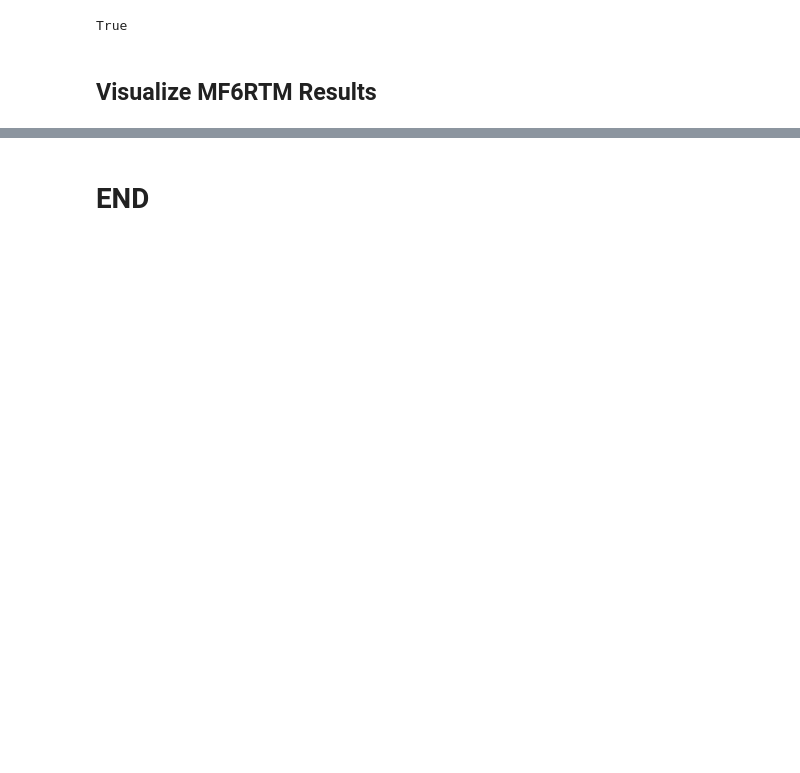
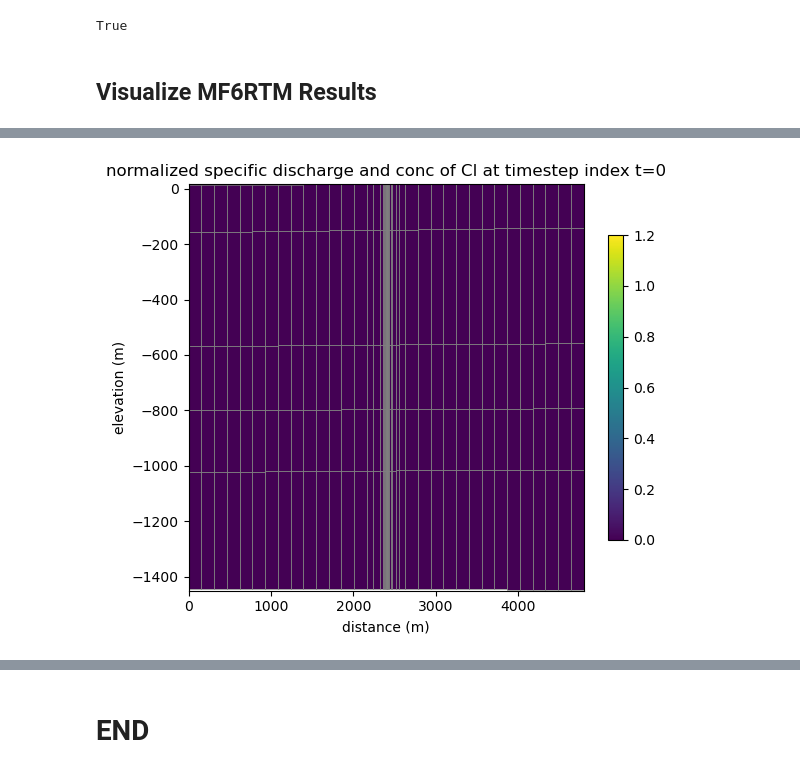
Before and after one commit to LimnoTech/mf6rtm-asr-example, a Jupyter notebook: sims/sim01-ex11/ex11_setup.ipynb, the cells around one changed output, grey strips where cells are left out. Drawn from its saved outputs; the diff is of its cells as text; code cells hidden in the pictures; blank space fills up the shorter version.

```diff
--- a/sims/sim01-ex11/ex11_setup.ipynb
+++ b/sims/sim01-ex11/ex11_setup.ipynb
@@ -1638,0 +1388,93 @@ sout_df[(sout_df.cell == cell_num)].plot(y=['Na', 'K'], logy=False)
+# %%
+
+################################################################################
+### Plot cross section (xsect) of concentration of MF6RTM with rxn results
+################################################################################
+
+# OPTIONS #
+plot_bcs = False # if True, plots boundary conditions for wel and chd package
+normalize = True # if True, specific discharge is normalized and only shows direction
+plot_spdis = False # if True, plots specific discharge on cross section
+# component_name_l = ['H', 'O', 'Charge', 'Ca', 'Cl', 'K', 'N', 'Na']
+s = 4  # solute index for Ca
+t_l = [0, 1,10,20, 30, 40, 50, 60, 80, -1]  # list of timestep index (NOT actual time/days)
+# OPTIONS #
+
+# to plot a cross section with disv, you have to make a line to plot along
+line = np.array([(694298, 1025435), (6999092, 1025435)]) # goes through wel cellID 496
+# creates a plot showing where the line is on the grid to make the cross section plot
+fig = plt.figure(num=f,figsize=(6, 4))
+ax = fig.add_subplot(1, 1, 1, aspect="auto")
+ax.set_title("Vertex Model Grid (DISV) with cross sectional line")
+# use PlotMapView to plot a DISV (vertex) model
+mapview = flopy.plot.PlotMapView(gwf, layer=1)  # ,extent=(0,0.08,0,1.))
+if plot_bcs == True:
+    mapview.plot_bc("WEL-1")
+    mapview.plot_bc("CHD-1")
+linecollection = mapview.plot_grid()
+# plot the line over the model grid
+lc = plt.plot(line.T[0], line.T[1], "r--", lw=0.8)
+plt.show()
+f = f + 1
+
+# creates a cross section along the line specified above for each timestep in t_l
+# reads concentration data from modflow6 output files for MF6RTM simulation
+sim = flopy.mf6.MFSimulation.load(
+    sim_ws=sim_ws,
+    exe_name=mf6_exe,
+    verbosity_level=0,
+)
+conc = utils.get_concentrations(sim, component_name_l)
+times_c = utils.get_times_c(sim, component_name_l)
+
+if normalize == True:
+    scale = 50
+else:
+    scale = 100
+for t in t_l:
+    qx, qy, qz = flopy.utils.postprocessing.get_specific_discharge(
+        spdis[t], gwf, head=head[t]
+    )
+    fig = plt.figure(num = f,figsize=(6, 5))
+    ax = fig.add_subplot(1, 1, 1)
+    if normalize == True:
+        ax.set_title(
+            "normalized specific discharge and conc of "
+            + component_name_l[s]
+            + " at timestep index t="
+            + str(t)
+        )
+    else:
+        ax.set_title(
+            "specific discharge and conc of "
+            + component_name_l[s]
+            + " at timestep index t="
+            + str(t)
+        )
+    xsect = flopy.plot.PlotCrossSection(model=gwf, line={"line": line})
+    patch_collection = xsect.plot_array(conc[s][t, :, :, :], vmin=0.0, vmax=1.2)
+    line_collection = xsect.plot_grid(linewidth=0.5)
+    if plot_spdis == True:
+        quiver = xsect.plot_vector(
+            qx,
+            qy,
+            qz,
+            head=head,
+            hstep=2,
+            normalize=normalize,
+            color="white",
+            scale=scale,  # changes arrow length
+            width=0.003,
+            headwidth=3,
+            headlength=3,
+            headaxislength=3,
+            zorder=10,
+        )
+    cb = plt.colorbar(patch_collection, shrink=0.75)
+    ## TODO: add a legend for the quiver to relate to spdis magnitude when noralized = False..?
+    plt.xlabel('distance (m)')
+    plt.ylabel('elevation (m)')
+    plt.tight_layout()
+    plt.show()
+    f = f + 1
+# %% [output]
@@ -1638,0 +1482 @@ sout_df[(sout_df.cell == cell_num)].plot(y=['Na', 'K'], logy=False)
+[figure, added]
```
Also changed, not shown: parts of 40 cells of this notebook, 2 other files.
